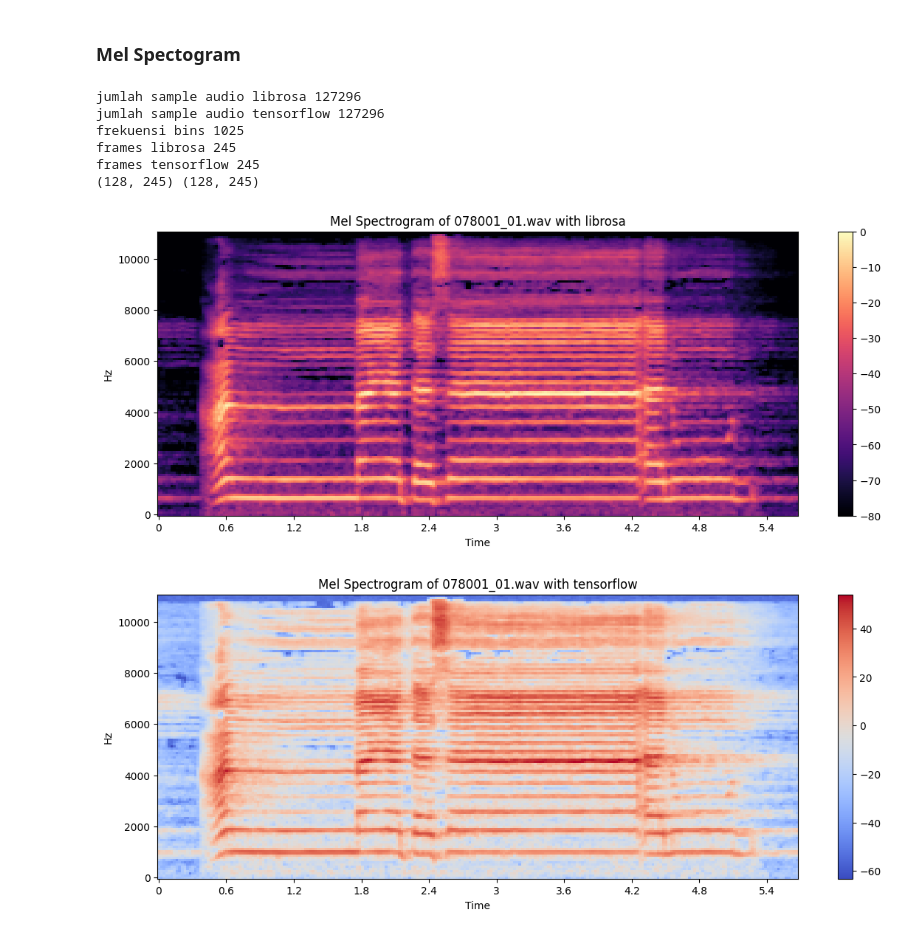
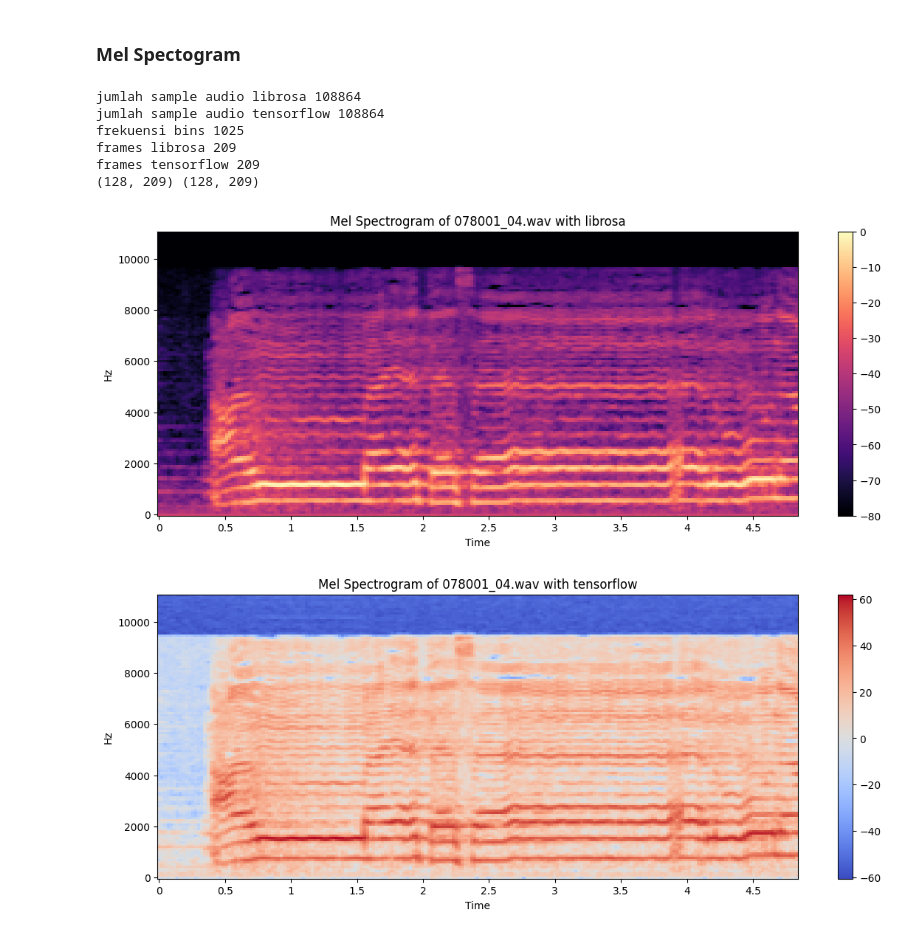
Before and after one commit to progantara/preprocessing-analisis-qr-tr-indo, a Jupyter notebook: data_characteristic.ipynb, the cells around one changed output. Cells and saved outputs as stored; diff of their text form; code cells hidden in the pictures.

```diff
--- a/data_characteristic.ipynb
+++ b/data_characteristic.ipynb
@@ -82,9 +82,12 @@ def get_mel_spectrogram_tf(audio, sr, n_fft=2048, hop_length=512, n_mels=128):
         num_mel_bins=n_mels,
         num_spectrogram_bins=spectrogram.shape[-1],
         sample_rate=sr,
-        lower_edge_hertz=0,
-        upper_edge_hertz=sr/2
+        lower_edge_hertz=20.0,
+        upper_edge_hertz=sr/2.0
     )
+    # mel_filter = librosa.filters.mel(sr=sr, n_fft=n_fft, n_mels=n_mels)
+    # mel_filter = tf.convert_to_tensor(mel_filter, dtype=tf.float32)
+    # mel_filter = tf.transpose(mel_filter)
     mel_spectrogram = tf.tensordot(spectrogram, mel_filter, 1)
     mel_spectrogram = tf.transpose(mel_spectrogram)
     mel_spectrogram = 10 * tf.math.log(mel_spectrogram + 1e-9)
@@ -189,31 +193,31 @@ print(spec_tf.shape, spec_tf.dtype)
 # %% [markdown]
 ### Mel Spectogram
 # %%
-index = 0
+index = 3
 
 frame_size = 2048
 hop_size = 512
 n_mel = 128
 
 mel_spec_lb = get_mel_spectrogram_lb(lb_audios[index], lb_srs[index], frame_size, hop_size, n_mel)
 plot_spectrogram('Mel Spectrogram of ' +files[index]+" with librosa", mel_spec_lb, lb_srs[index])
 
 mel_spec_tf = get_mel_spectrogram_tf(tf_audios[index].numpy(), tf_srs[index].numpy(), frame_size, hop_size, n_mel)
 plot_spectrogram('Mel Spectrogram of ' + files[index]+" with tensorflow", mel_spec_tf.numpy(), tf_srs[index].numpy())
 
 print("jumlah sample audio librosa", lb_audios[index].shape[0])
 print("jumlah sample audio tensorflow", tf_audios[index].shape[0])
 print("frekuensi bins", frame_size // 2 + 1)
 print("frames librosa", (lb_audios[index].shape[0] - frame_size) // hop_size + 1)
 print("frames tensorflow", (tf_audios[index].shape[0] - frame_size) // hop_size + 1)
 
 print(mel_spec_lb.shape, mel_spec_tf.shape)
 # %% [output]
-jumlah sample audio librosa 127296
-jumlah sample audio tensorflow 127296
+jumlah sample audio librosa 108864
+jumlah sample audio tensorflow 108864
 frekuensi bins 1025
-frames librosa 245
-frames tensorflow 245
-(128, 245) (128, 245)
+frames librosa 209
+frames tensorflow 209
+(128, 209) (128, 209)
-[figure, old version]
+[figure, new version]
-[figure, old version]
+[figure, new version]
```
Also changed, not shown: parts of 3 cells of this notebook, 1 other file.
